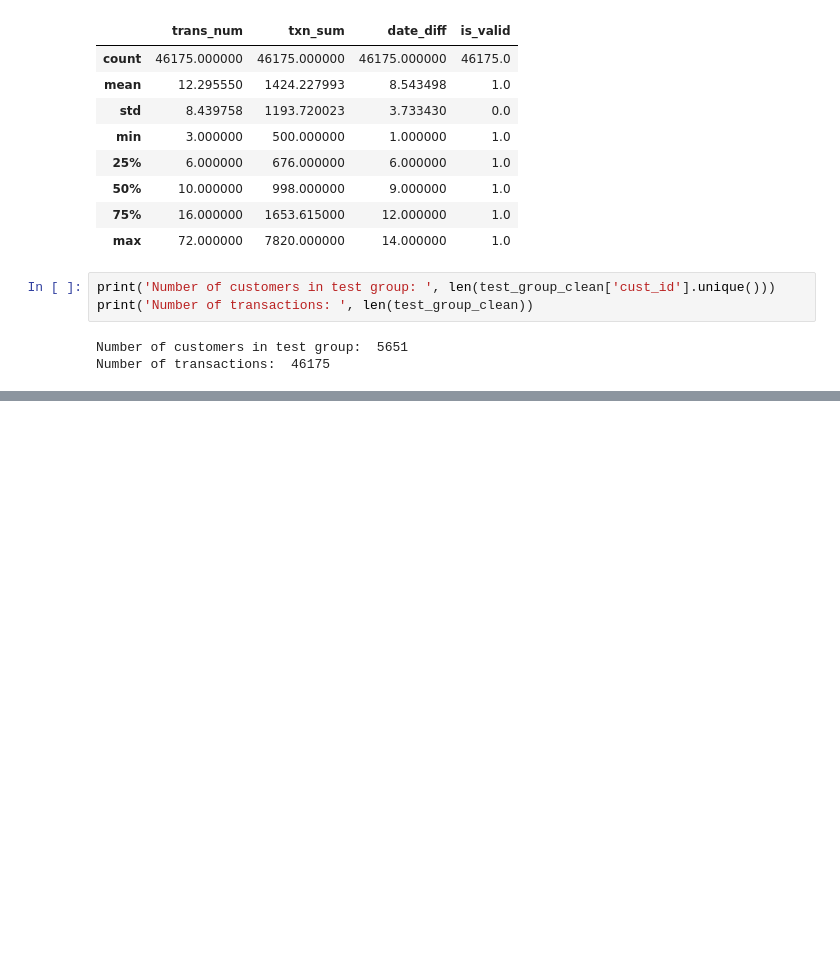
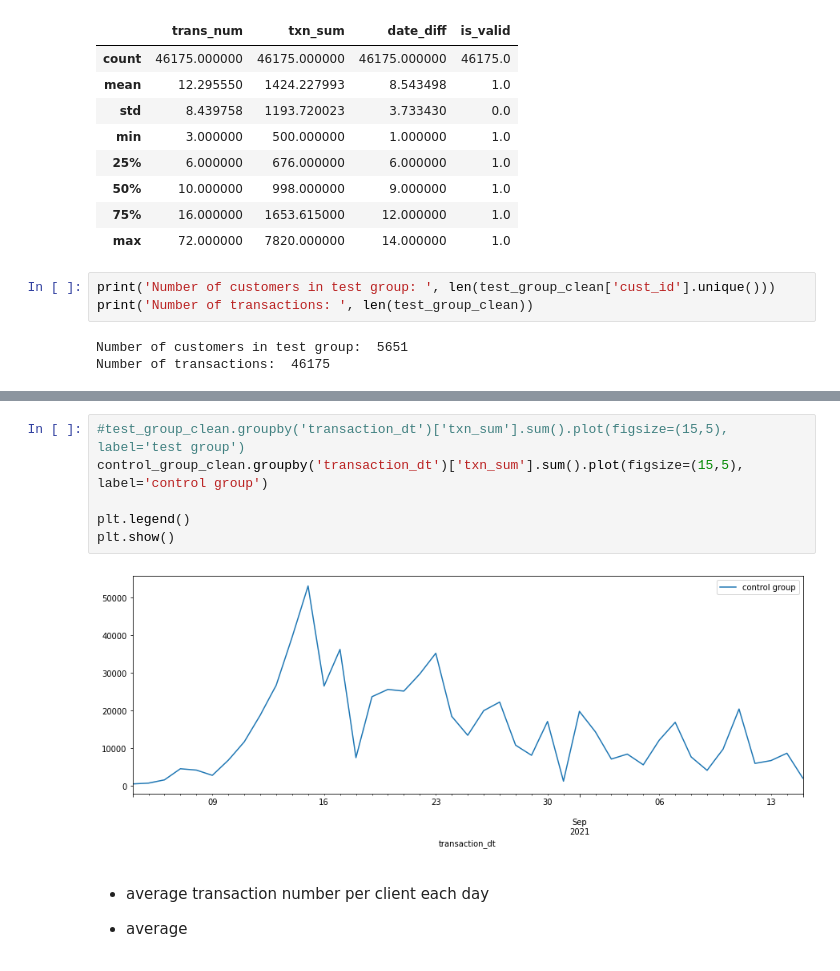
Before and after one commit to daniildzheparov999/digital_compaign_analysis, a Jupyter notebook: hw_v2.ipynb, the cells around one changed output, grey strips where cells are left out. Cells and saved outputs as stored; diff of their text form; blank space fills up the shorter version.

```diff
--- a/hw_v2.ipynb
+++ b/hw_v2.ipynb
@@ -717,0 +754,12 @@ Number of transactions:  46175
+# %%
+#test_group_clean.groupby('transaction_dt')['txn_sum'].sum().plot(figsize=(15,5), label='test group')
+control_group_clean.groupby('transaction_dt')['txn_sum'].sum().plot(figsize=(15,5), label='control group')
+
+plt.legend()
+plt.show()
+# %% [output]
+[figure, added]
+# %% [markdown]
+- average transaction number per client each day
+
+- average
```
Also changed, not shown: parts of 19 cells of this notebook.
